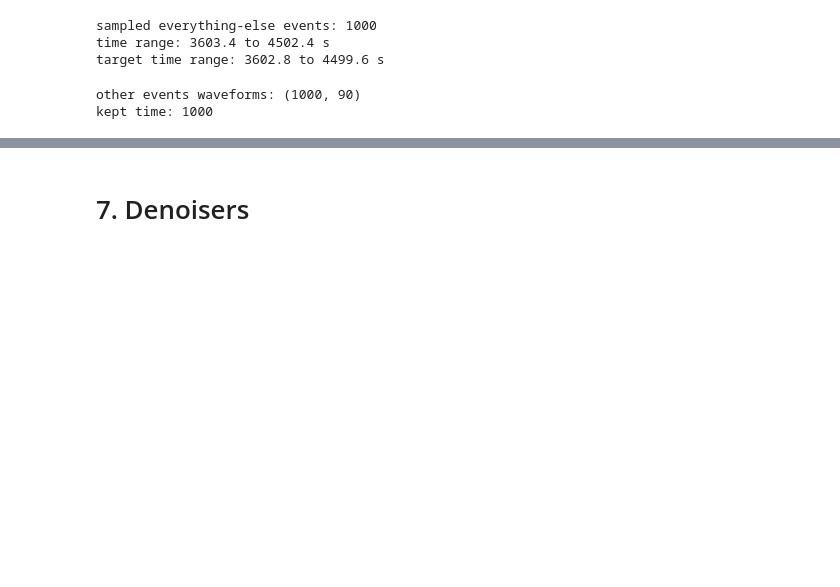
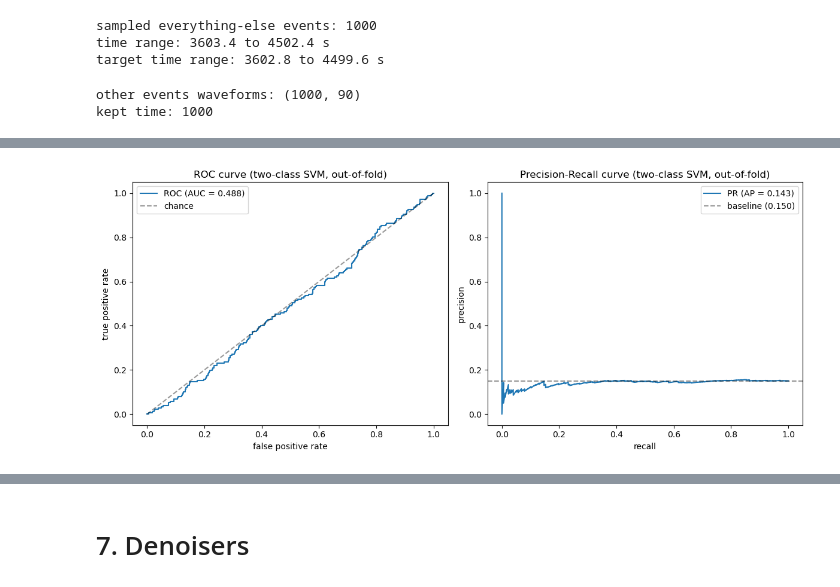
Before and after one commit to Razan-88/Decoding_Chronic_Pain, a Jupyter notebook: notebooks/clean_single_channel_pipeline.ipynb, the cells around one changed output, grey strips where cells are left out. Saved outputs shown, nothing was run; the diff lists cells and outputs as text; code cells hidden in the pictures; blank space fills up the shorter version.

Commit message:
fixed Two class SVM and confusion matrix, ROC AUC and PR AUC

```diff
--- a/notebooks/clean_single_channel_pipeline.ipynb
+++ b/notebooks/clean_single_channel_pipeline.ipynb
@@ -948,14 +1006,0 @@ two-class SVM, 5-fold CV (average counts per fold):
-# %%
-# inspect ONE fold in detail to check the SVM is behaving sensibly
-skf = StratifiedKFold(n_splits=5, shuffle=True, random_state=0)
-train_idx, test_idx = next(iter(skf.split(all_waveforms, all_labels)))
-svm = SVC(kernel="rbf", class_weight="balanced")
-svm.fit(all_waveforms[train_idx], all_labels[train_idx])
-pred = svm.predict(all_waveforms[test_idx])
-yt = all_labels[test_idx]
-
-print("test set: %d targets, %d background" % ((yt==1).sum(), (yt==0).sum()))
-print("SVM predicted as target:", (pred==1).sum())
-print("SVM predicted as background:", (pred==0).sum())
-print("of the targets, how many caught:", ((pred==1)&(yt==1)).sum(), "of", (yt==1).sum())
-print("of the background, how many wrongly flagged:", ((pred==1)&(yt==0)).sum(), "of", (yt==0).sum())
@@ -967,0 +1051,64 @@ of the background, how many wrongly flagged: 50 of 200
+# %%
+# Unbiased whole dataset evaluation using out-of-fold predictions
+# Each of the 1177 waveforms gets one prediction, made by the fold's model in the round where that waveform was in the test set
+# Pooling these gives one confusion matrix and one set of curves for the whole dataset, with no leakage
+
+
+# arrays to collect each waveform's out-of-fold prediction and score
+out_of_fold_predictions  = np.zeros(len(all_labels), dtype=int)      # 0/1 prediction
+out_of_fold_scores = np.zeros(len(all_labels), dtype=float)    # SVM confidence score
+
+skf = StratifiedKFold(n_splits=5, shuffle=True, random_state=0) # make 1177 waveforms into 5 groups
+#loop runs 5 times, once per fold. Each time, skf.split makes two lists of positions:
+# train_index = the 4 folds to train on
+# test_index = the 1 held out fold to test on
+for train_index, test_index in skf.split(all_waveforms, all_labels):
+    svm = SVC(kernel="rbf", class_weight="balanced", C=1)
+    svm.fit(all_waveforms[train_index], all_labels[train_index])
+    out_of_fold_predictions[test_index]  = svm.predict(all_waveforms[test_index])
+    out_of_fold_scores[test_index] = svm.decision_function(all_waveforms[test_index])  # confidence, for the curves
+
+
+
+# aggregated confusion matrix (all 1,177 waveforms, each predicted out-of-fold)
+#Each wavform now has its prediction, compare truth (all_labels) against prediction (out_of_fold_predictions).
+# Build the 2x2 table
+confusion = confusion_matrix(all_labels, out_of_fold_predictions)   # rows = true, cols = predicted
+
+tn, fp, fn, tp = confusion.ravel() # turns the 2x2 table into four values in order: TN, FP, FN, TP
+precision = tp/(tp+fp) if (tp+fp)>0 else 0 # precision= of everything that was called target, what fraction really was (tp/(tp+fp)
+recall    = tp/(tp+fn) if (tp+fn)>0 else 0 #recall= of all real targets, what fraction was caught (tp/(tp+fn)
+print(f"\nprecision {precision:.3f}   recall {recall:.3f}   (whole dataset, out-of-fold)")
+print("Confusion matrix (rows=true, cols=predicted):")
+print("            pred_other  pred_target")
+print(f"true_other    {confusion[0,0]:<11} {confusion[0,1]}")
+print(f"true_target   {confusion[1,0]:<11} {confusion[1,1]}")
+
+
+
+#  ROC and PR curves
+false_positive_rate, true_positive_rate, _ = roc_curve(all_labels, out_of_fold_scores)
+roc_auc = auc(false_positive_rate, true_positive_rate)
+precision_curve, recall_curve, _ = precision_recall_curve(all_labels, out_of_fold_scores)
+pr_auc = average_precision_score(all_labels, out_of_fold_scores)
+from sklearn.metrics import roc_auc_score, average_precision_score
+print("ROC AUC:", roc_auc_score(all_labels, out_of_fold_scores))
+print("PR AP (average precision):", average_precision_score(all_labels, out_of_fold_scores))
+print("PR baseline (random):", (all_labels==1).sum()/len(all_labels))
+
+fig, (ax1, ax2) = plt.subplots(1, 2, figsize=(12, 5))
+
+ax1.plot(false_positive_rate, true_positive_rate, label=f"ROC (AUC = {roc_auc:.3f})")
+ax1.plot([0,1], [0,1], "k--", alpha=0.4, label="chance")
+ax1.set_xlabel("false positive rate"); ax1.set_ylabel("true positive rate")
+ax1.set_title("ROC curve (two-class SVM, out-of-fold)"); ax1.legend()
+
+ax2.plot(recall_curve, precision_curve, label=f"PR (AP = {pr_auc:.3f})")
+baseline = (all_labels==1).sum() / len(all_labels)   # precision of random guessing
+ax2.axhline(baseline, color="k", linestyle="--", alpha=0.4, label=f"baseline ({baseline:.3f})")
+ax2.set_xlabel("recall"); ax2.set_ylabel("precision")
+ax2.set_title("Precision-Recall curve (two-class SVM, out-of-fold)"); ax2.legend()
+
+plt.tight_layout()
+plt.show()
+# %% [output]
@@ -967,0 +1124 @@ of the background, how many wrongly flagged: 50 of 200
+[figure, added]
```
Also changed, not shown: parts of 13 cells of this notebook.
